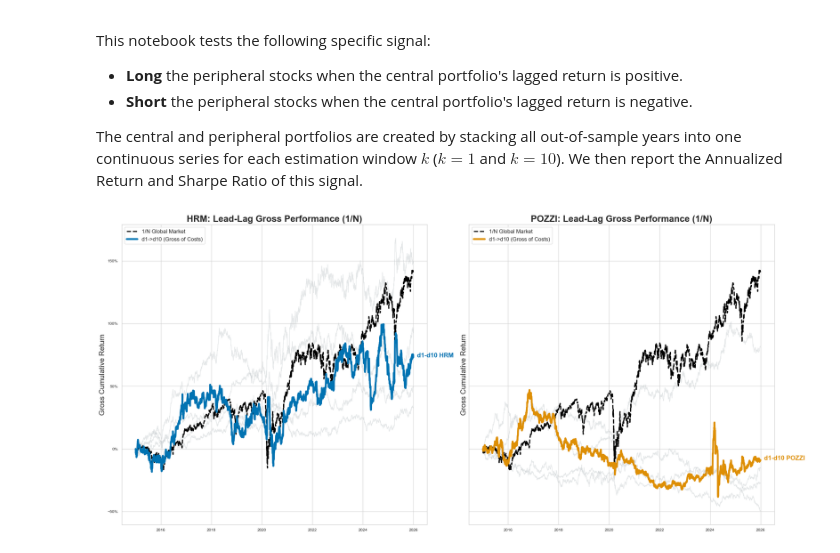
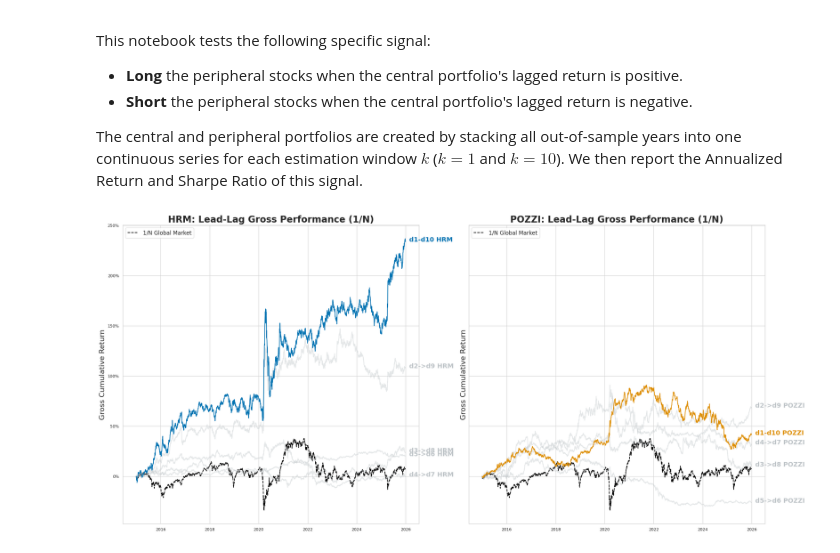
Before and after one commit to gustavoroque97/paper-financial-graph, a Jupyter notebook: code/trading/peripheral_strategy.ipynb, the cells around one changed output. Drawn from its saved outputs; the diff is of its cells as text; code cells hidden in the pictures.

```diff
--- a/code/trading/peripheral_strategy.ipynb
+++ b/code/trading/peripheral_strategy.ipynb
@@ -24,11 +24,14 @@ metrics = ["hrm", "pozzi"]
 decile_pairs = [(i, 11 - i) for i in range(1, 6)]
 
 # 1. Carregamento do Universo Total
-df_ret_full = pd.read_parquet("../../data/02_clean/returns_30_years.parquet")
+df_ret_full = pd.read_parquet("../../data/01_raw/returns.parquet")
 df_ret_full = df_ret_full[df_ret_full.index >= pd.Timestamp(2015, 1, 1)]
 
 # Benchmark 1/N Global (Média simples de todos os ativos disponíveis)
-market_benchmark_global = np.log1p(df_ret_full).mean(axis=1)
+# Identifica a partir de quando cada ativo comeca a ter retornos
+is_active = df_ret_full.notna() & (df_ret_full != 0).cummax()
+# Calcula o benchmark considerando apenas os ativos ja listados
+market_benchmark_global = np.log1p(df_ret_full.where(is_active)).mean(axis=1)
 
 results_strat = {m: {f"d{p}_d{c}": [] for p, c in decile_pairs} for m in metrics}
 
@@ -59,8 +62,8 @@ for year in years:
                 ret_p = np.log1p(df_ret_oos[valid_p]).mean(axis=1)
 
                 # --- ESTRATÉGIA LEAD-LAG BRUTA (GROSS RETURNS) ---
-                # Sinal do líder (Central)
-                signal = np.sign(ret_c.shift(1)).fillna(0)
+                # Sinal baseado na diferenca entre o lider e o liderado (Spread)
+                signal = np.sign((ret_c - ret_p).shift(1)).fillna(0)
 
                 # Spread PMC: Peripheral Minus Central (Neutralizando Beta)
                 # Sem custos de transação (Gross of Fees)
@@ -90,34 +93,36 @@ for idx, metric in enumerate(metrics):
     common_idx = final_results[f"{metric}_d1_d10"].index
     mkt_plot = market_benchmark_global.loc[common_idx]
     cum_market = np.exp(mkt_plot.cumsum()) - 1
-    ax.plot(cum_market.index, cum_market, color='black', lw=2.5, ls='--', label='1/N Global Market')
+    ax.plot(cum_market.index, cum_market, color='black', lw=1.5, ls='--', label='1/N Global Market')
 
     # Pares Intermediários (Visual 'Faded')
     for c_idx, p_idx in decile_pairs[1:]:
         pair_key = f"{metric}_d{c_idx}_d{p_idx}"
         if pair_key in final_results:
             rets = final_results[pair_key]
             cum_rets = np.exp(rets.cumsum()) - 1
-            ax.plot(cum_rets.index, cum_rets, color='#BDC3C7', lw=1.2, alpha=0.4, zorder=1)
+            ax.plot(cum_rets.index, cum_rets, color='#BDC3C7', lw=1.5, alpha=0.4)
+            ax.annotate(f"d{c_idx}->d{p_idx} {metric.upper()}", xy=(cum_rets.index[-1], cum_rets.iloc[-1]),
+                xytext=(8, 0), textcoords='offset points', fontsize=14, fontweight='bold', color='#BDC3C7')
 
     # Par Principal (d1 Central vs d10 Peripheral)
     pair_main = f"{metric}_d1_d10"
     if pair_main in final_results:
         rets = final_results[pair_main]
         cum_rets = np.exp(rets.cumsum()) - 1
-        ax.plot(cum_rets.index, cum_rets, color=palette[idx], lw=4, label='d1->d10 (Gross of Costs)', zorder=5)
+        ax.plot(cum_rets.index, cum_rets, color=palette[idx], lw=1.5, zorder=5)
 
         # Labeling
         ax.annotate(f"d1-d10 {metric.upper()}", xy=(cum_rets.index[-1], cum_rets.iloc[-1]),
                     xytext=(8, 0), textcoords='offset points', fontsize=14, fontweight='bold', color=palette[idx])
 
     ax.set_title(f"{metric.upper()}: Lead-Lag Gross Performance (1/N)", fontsize=20, fontweight='bold')
     ax.yaxis.set_major_formatter(mtick.PercentFormatter(1.0))
     ax.set_ylabel("Gross Cumulative Return", fontsize=16)
     ax.legend(loc='upper left', fontsize=12)
 
 plt.tight_layout()
 plt.savefig("../../figures/strategy_gross_1n.png", dpi=300)
 plt.show()
 # %% [output]
-[figure, old version]
+[figure, new version]
```
Also changed, not shown: parts of 6 cells of this notebook, 12 other files.
